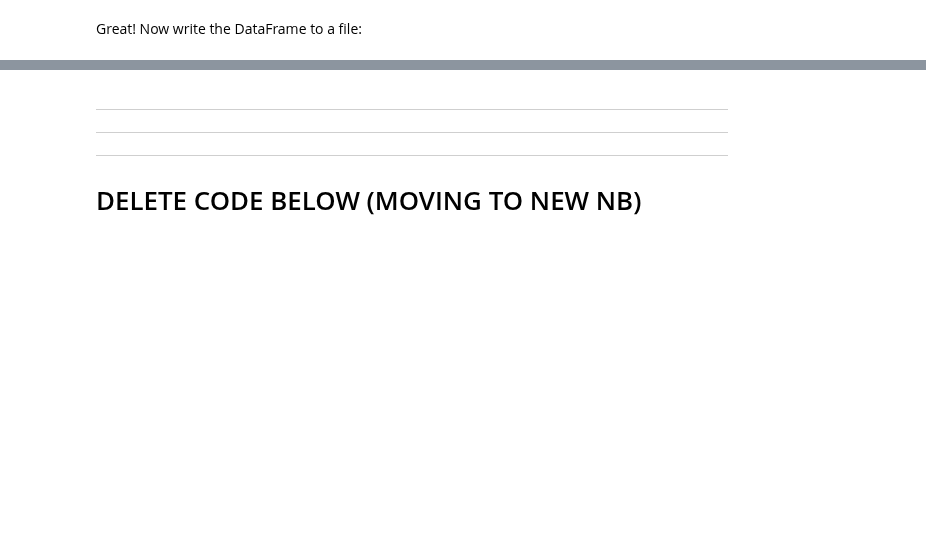
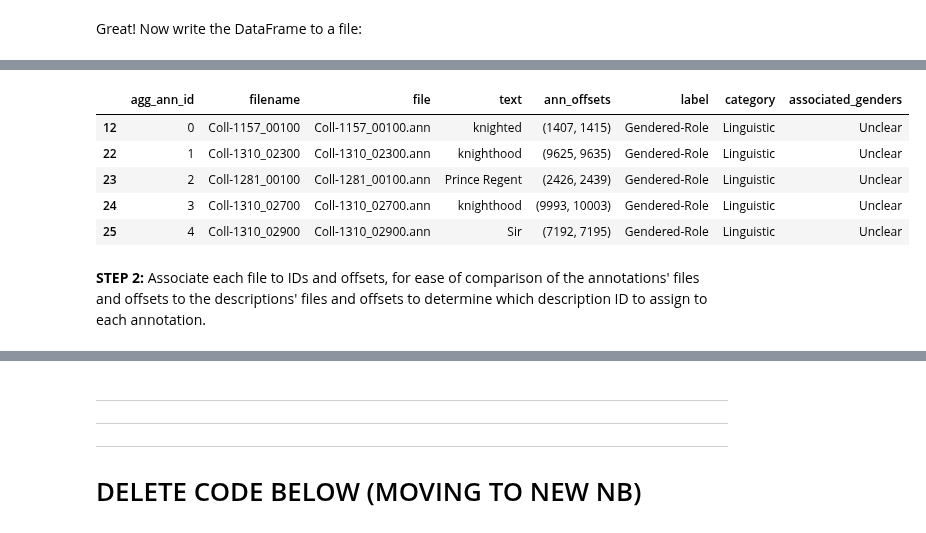
Before and after one commit to thegoose20/gender-bias, a Jupyter notebook: analysis/Analysis_LengthsAndOffsets.ipynb, the cells around one changed output, grey strips where cells are left out. Drawn from its saved outputs; the diff is of its cells as text; code cells hidden in the pictures; blank space fills up the shorter version.

```diff
--- a/analysis/Analysis_LengthsAndOffsets.ipynb
+++ b/analysis/Analysis_LengthsAndOffsets.ipynb
@@ -352,0 +404,25 @@ df_tokens.to_csv(config.crc_meta_path+"descid_token_offsets.csv")
+# %%
+df_ann = pd.read_csv("../data/aggregated_data/aggregated_final.csv", index_col=0)
+
+# Remove file extensions
+ann_filenames = list(df_ann.file)
+ann_filenames = [f[:-4] for f in ann_filenames]
+df_ann.insert(1, "filename", ann_filenames)
+
+# Get offsets as tuples of ints
+ann_offsets_strs = list(df_ann.offsets)
+ann_offsets_strs = [pair[1:-1].split(",") for pair in ann_offsets_strs]
+ann_offsets_ints = [tuple((int(pair[0].strip()), int(pair[1].strip()))) for pair in ann_offsets_strs]
+df_ann = df_ann.drop(columns=["offsets"])
+df_ann.insert(4, "ann_offsets", ann_offsets_ints)
+
+df_ann.head()
+# %% [output]
+|  | agg_ann_id | filename | file | text | ann_offsets | label | category | associated_genders |
+| 12 | 0 | Coll-1157_00100 | Coll-1157_00100.ann | knighted | (1407, 1415) | Gendered-Role | Linguistic | Unclear |
+| 22 | 1 | Coll-1310_02300 | Coll-1310_02300.ann | knighthood | (9625, 9635) | Gendered-Role | Linguistic | Unclear |
+| 23 | 2 | Coll-1281_00100 | Coll-1281_00100.ann | Prince Regent | (2426, 2439) | Gendered-Role | Linguistic | Unclear |
+| 24 | 3 | Coll-1310_02700 | Coll-1310_02700.ann | knighthood | (9993, 10003) | Gendered-Role | Linguistic | Unclear |
+| 25 | 4 | Coll-1310_02900 | Coll-1310_02900.ann | Sir | (7192, 7195) | Gendered-Role | Linguistic | Unclear |
+# %% [markdown]
+**STEP 2:** Associate each file to IDs and offsets, for ease of comparison of the annotations' files and offsets to the descriptions' files and offsets to determine which description ID to assign to each annotation.
```
Also changed, not shown: parts of 24 cells of this notebook, 3 other files.
